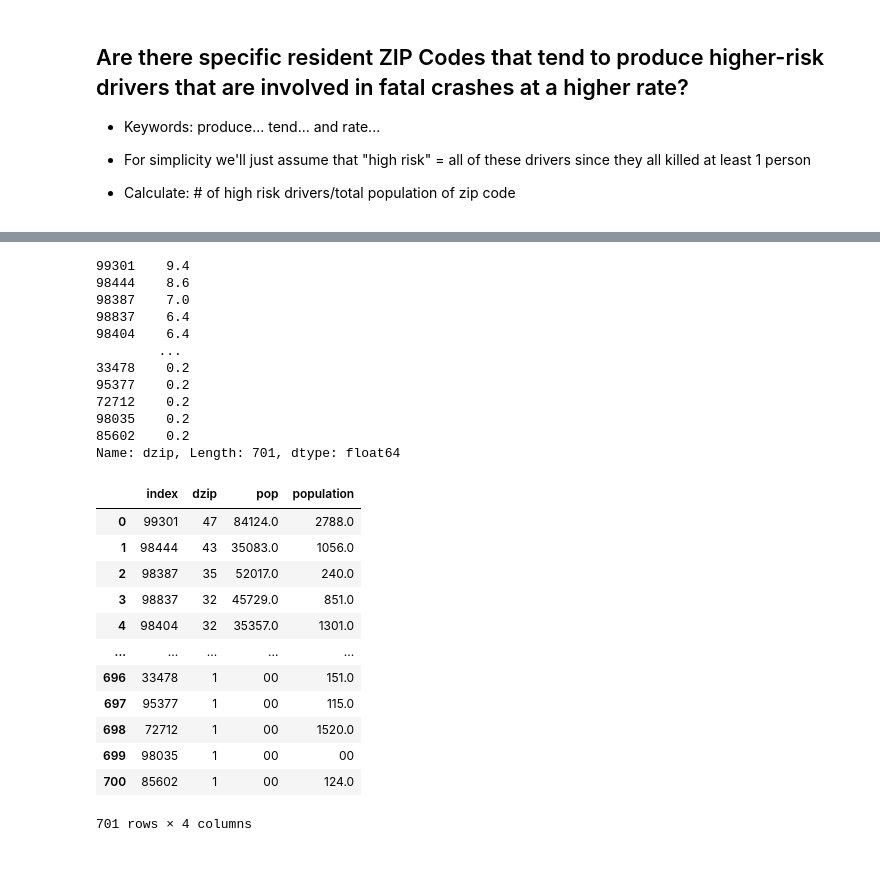
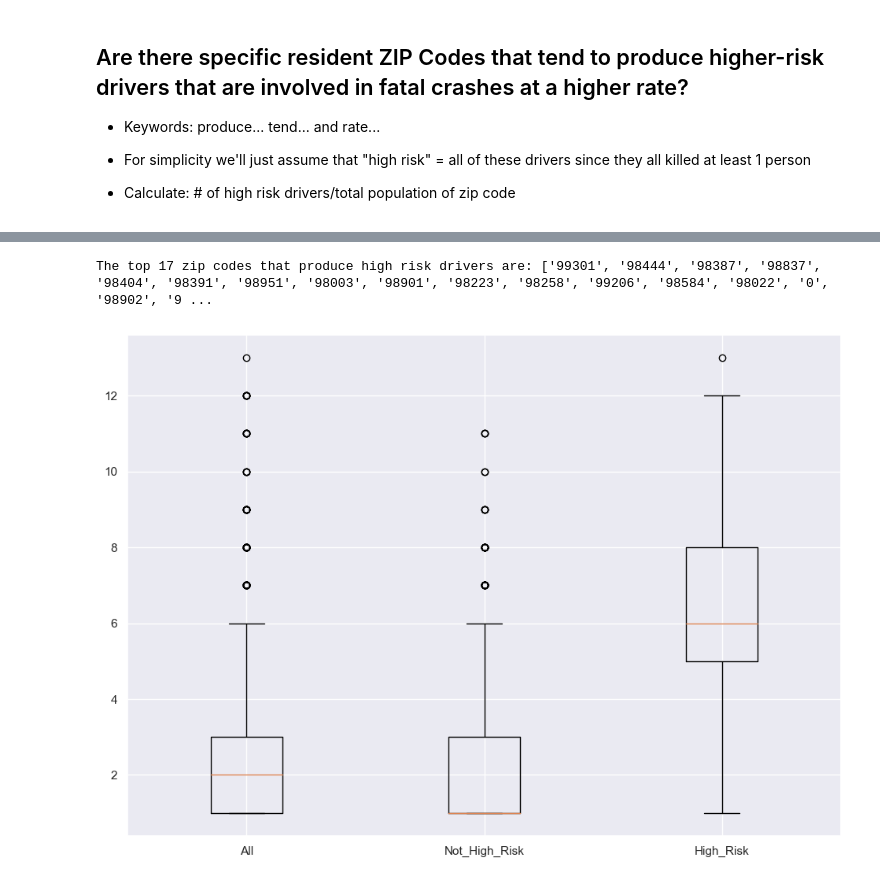
Before and after one commit to uysiri/info-challenge-teamIC23058, a Jupyter notebook: umdinfochallenge.ipynb, the cells around one changed output, grey strips where cells are left out. Drawn from its saved outputs; the diff is of its cells as text; code cells hidden in the pictures.

Commit message:
ID high risk zip codes

```diff
--- a/umdinfochallenge.ipynb
+++ b/umdinfochallenge.ipynb
@@ -294,16 +264,3 @@ temp.loc[temp['dzip']=='99301']
 # %%
 # rate of drivers causing fatal crashes per zipcode per year
-data['dzip'].value_counts()/5
+riskrate = pd.DataFrame(data['dzip'].value_counts()/5).head(17) # 17 instead of 15 because 15,16,17 are equal
-# %% [output]
-99301    9.4
-98444    8.6
-98387    7.0
-98837    6.4
-98404    6.4
-        ...
-33478    0.2
-95377    0.2
-72712    0.2
-98035    0.2
-85602    0.2
-Name: dzip, Length: 701, dtype: float64
@@ -334,19 +267,13 @@ def new_match(df, maps):
-# %%
-# new pop matches
-maps = dict(zip(popzip['zipcode'], popzip['population']))
-
-new_match(populationzip, maps)
-# %% [output]
-|  | index | dzip | pop | population |
-| 0 | 99301 | 47 | 84124.0 | 2788.0 |
-| 1 | 98444 | 43 | 35083.0 | 1056.0 |
-| 2 | 98387 | 35 | 52017.0 | 240.0 |
-| 3 | 98837 | 32 | 45729.0 | 851.0 |
-| 4 | 98404 | 32 | 35357.0 | 1301.0 |
-| ... | ... | ... | ... | ... |
-| 696 | 33478 | 1 | 00 | 151.0 |
-| 697 | 95377 | 1 | 00 | 115.0 |
-| 698 | 72712 | 1 | 00 | 1520.0 |
-| 699 | 98035 | 1 | 00 | 00 |
-| 700 | 85602 | 1 | 00 | 124.0 |
-701 rows × 4 columns
+# %%
+risky = pd.DataFrame(data.groupby(data.crash_dt.dt.year)['dzip'].value_counts())
+risky.rename(columns={'dzip':'counts'},inplace=True)
+# %%
+top17 = list(riskrate.index)
+risky.reset_index(inplace=True)
+# get data with just top 15 highest risk zip codes
+
+highrisk = risky[risky['dzip'].isin(top17)]
+print("The top 17 zip codes that produce high risk drivers are: {}".format(top17))
+# 0 is canada
+# %% [output]
+The top 17 zip codes that produce high risk drivers are: ['99301', '98444', '98387', '98837', '98404', '98391', '98951', '98003', '98901', '98223', '98258', '99206', '98584', '98022', '0', '98902', '9 ...
@@ -352,0 +282,7 @@ new_match(populationzip, maps)
+# %%
+risky['Risk']=risky['dzip'].isin(top17).astype(int)
+# %%
+plt.boxplot([risky['counts'], risky[risky['Risk'] == 0]['counts'] , risky[risky['Risk'] == 1]['counts']], labels=['All','Not_High_Risk','High_Risk'])
+plt.show(box)
+# %% [output]
+[figure, added]
```
Also changed, not shown: parts of 23 cells of this notebook, 1 other file.
